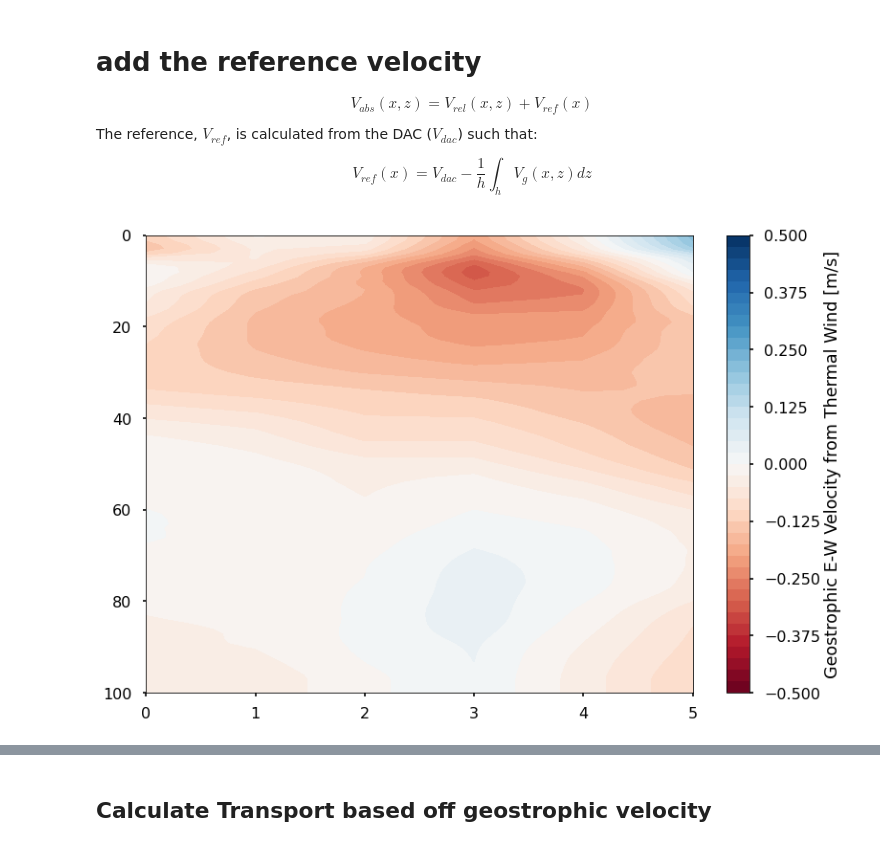
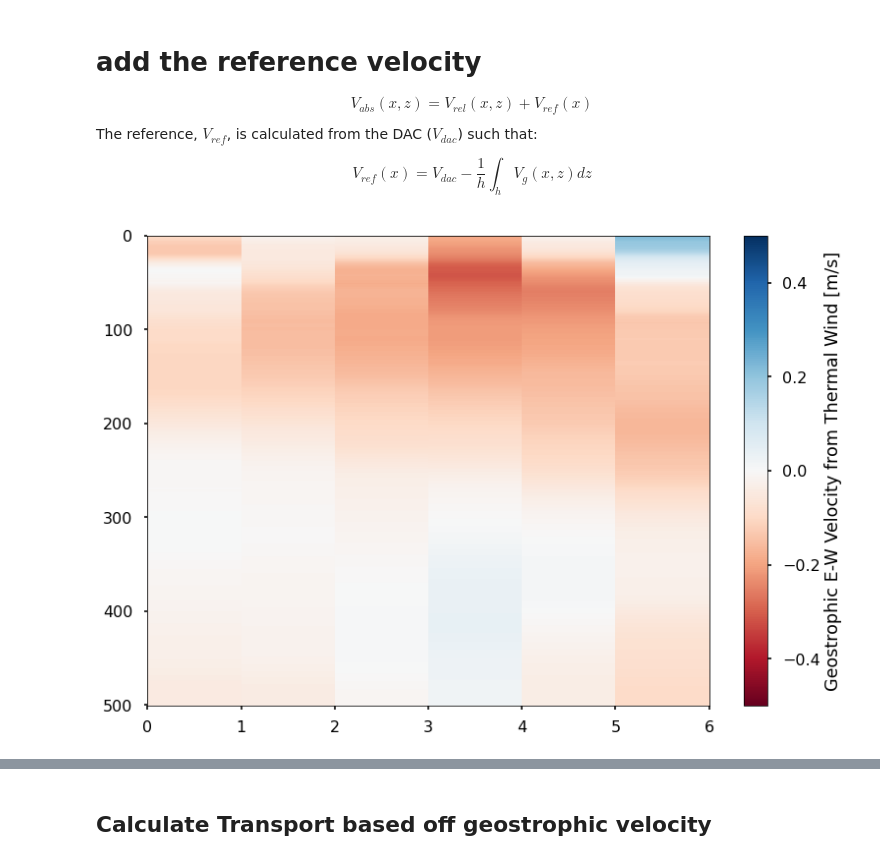
Before and after one commit to JGradone/Slocum-AD2CP, a Jupyter notebook: notebooks/04_Slocum_AD2CP_Analysis_RU29_2020.ipynb, the cells around one changed output, grey strips where cells are left out. Drawn from its saved outputs; the diff is of its cells as text; code cells hidden in the pictures.

```diff
--- a/notebooks/04_Slocum_AD2CP_Analysis_RU29_2020.ipynb
+++ b/notebooks/04_Slocum_AD2CP_Analysis_RU29_2020.ipynb
@@ -367,0 +346,9 @@ DACdf2
+# %%
+DACdf2 = DACdf.loc[(DACdf.start_time >= sect_times.starttime.values[0]) & (DACdf.end_time <= sect_times.starttime.values[-1])]
+
+plt.figure(figsize=(10,10))
+plt.plot(DACdf2.vx,DACdf2.start_lat,'.',markersize=15)
+plt.xlim(-0.3,0.3)
+plt.xlabel('E-W DAC [m/s]')
+plt.ylabel('Latitude')
+plt.title('RU29 October 2020')
@@ -371,13 +381,18 @@ DACdf2
 Doing it on a finer grid (both latitudinally and depth wise) may lead to a better thermal wind estimate
 # %%
 # What do we want dz here to be
-griddepth = np.arange(0,1001,dz)
-#lat_grid = np.arange(17.8,18.16,0.05) ## Fine grid
 
+geo_dz = 2
+
+griddepth = np.arange(0,1001,geo_dz)
+
+## I think this works well
 lat_grid = np.arange(17.85,18.11,0.05) ## fine grid (18.11 so that 0.5 spacing includes 18.1)
+## Not bad
+#lat_grid = np.arange(17.86,18.13,0.03) ## fine grid (18.11 so that 0.5 spacing includes 18.1)
 
+#lat_grid = np.arange(17.9,18.11,0.05) ## fine grid (18.11 so that 0.5 spacing includes 18.1)
 #lat_grid = np.arange(17.8,18.16,0.1) ## coarse grid
-
 
 
 lon_grid = np.repeat(-64.80,8) # Just make it -64.80
@@ -421,6 +436,8 @@ for y in np.arange(0,15):
     profile_lons = np.empty((len(profile_IDs)))
     profile_lons[:] = np.NaN
 
+
+    ## Interpolate depth
     for x in np.arange(0,len(profile_IDs)):
         tgriddensity[:,x] = interp.griddata(gdf2.depth.values[profileid_start_index[x]:profileid_end_index[x]],gdf2.density.values[profileid_start_index[x]:profileid_end_index[x]],griddepth)
         tgridtemp[:,x] = interp.griddata(gdf2.depth.values[profileid_start_index[x]:profileid_end_index[x]],gdf2.temperature.values[profileid_start_index[x]:profileid_end_index[x]],griddepth)
@@ -435,6 +452,7 @@ for y in np.arange(0,15):
 
     gridvx[:,y] = interp.griddata(DACdf2.start_lat.values, DACdf2.vx.values, lat_grid, method='nearest')
 
+    ## Interpolate latitude
     for x in np.arange(0,len(griddepth)):
         gridtemp[x,:,y] = interp.griddata(profile_lats, tgridtemp[x,:], lat_grid, method='nearest')
         gridsalinity[x,:,y] = interp.griddata(profile_lats, tgridsalinity[x,:], lat_grid, method='nearest')
@@ -486,0 +479,3 @@ distance
+# %%
+distance = dist_from_lat_lon(lat_grid[0], lon_grid[0], lat_grid[1], lon_grid[0])
+distance
@@ -578,10 +575,9 @@ therm_wind[np.where(np.isnan(therm_wind) ==True)] = 0
 tot_therm_wind[np.where(np.isnan(tot_therm_wind) ==True)] = 0
 
 # flip to integrate from bottom, then flip back
-dz = np.mean(np.diff(griddepth))
 
-rel_Vg = integrate.cumtrapz(therm_wind[::-1,:,:], dx=dz, initial=0, axis=0)[::-1,:,:]
-tot_rel_Vg = integrate.cumtrapz(tot_therm_wind[::-1,:], dx=dz, initial=0, axis=0)[::-1,:]
+rel_Vg = integrate.cumtrapz(therm_wind[::-1,:,:], dx=geo_dz, initial=0, axis=0)[::-1,:,:]
+tot_rel_Vg = integrate.cumtrapz(tot_therm_wind[::-1,:], dx=geo_dz, initial=0, axis=0)[::-1,:]
 # %%
 #plt.pcolormesh(lat_grid,griddepth,tot_rel_Vg,cmap='RdBu',vmin=-0.3,vmax=0.3)
 plt.contourf(lat_grid,griddepth,tot_rel_Vg,cmap='RdBu',levels=np.arange(-0.35,0.35,0.01))
@@ -641,9 +633,9 @@ Vgeo = rel_Vg + vref
 
 mean_Vgeo = np.nanmean(Vgeo,axis=2)
 # %%
-plt.contourf(mean_Vgeo,cmap='RdBu',levels=np.arange(-0.5,0.51,0.025))
-#plt.pcolormesh(mean_Vgeo,cmap='RdBu')
+#plt.contourf(mean_Vgeo,cmap='RdBu',levels=np.arange(-0.5,0.51,0.025))
+plt.pcolormesh(mean_Vgeo,cmap='RdBu',vmin=-0.5,vmax=0.5)
 plt.colorbar(label='Geostrophic E-W Velocity from Thermal Wind [m/s]')
 plt.gca().invert_yaxis()
 # %% [output]
-[figure, old version]
+[figure, new version]
```
Also changed, not shown: parts of 47 cells of this notebook, 1 other file.
